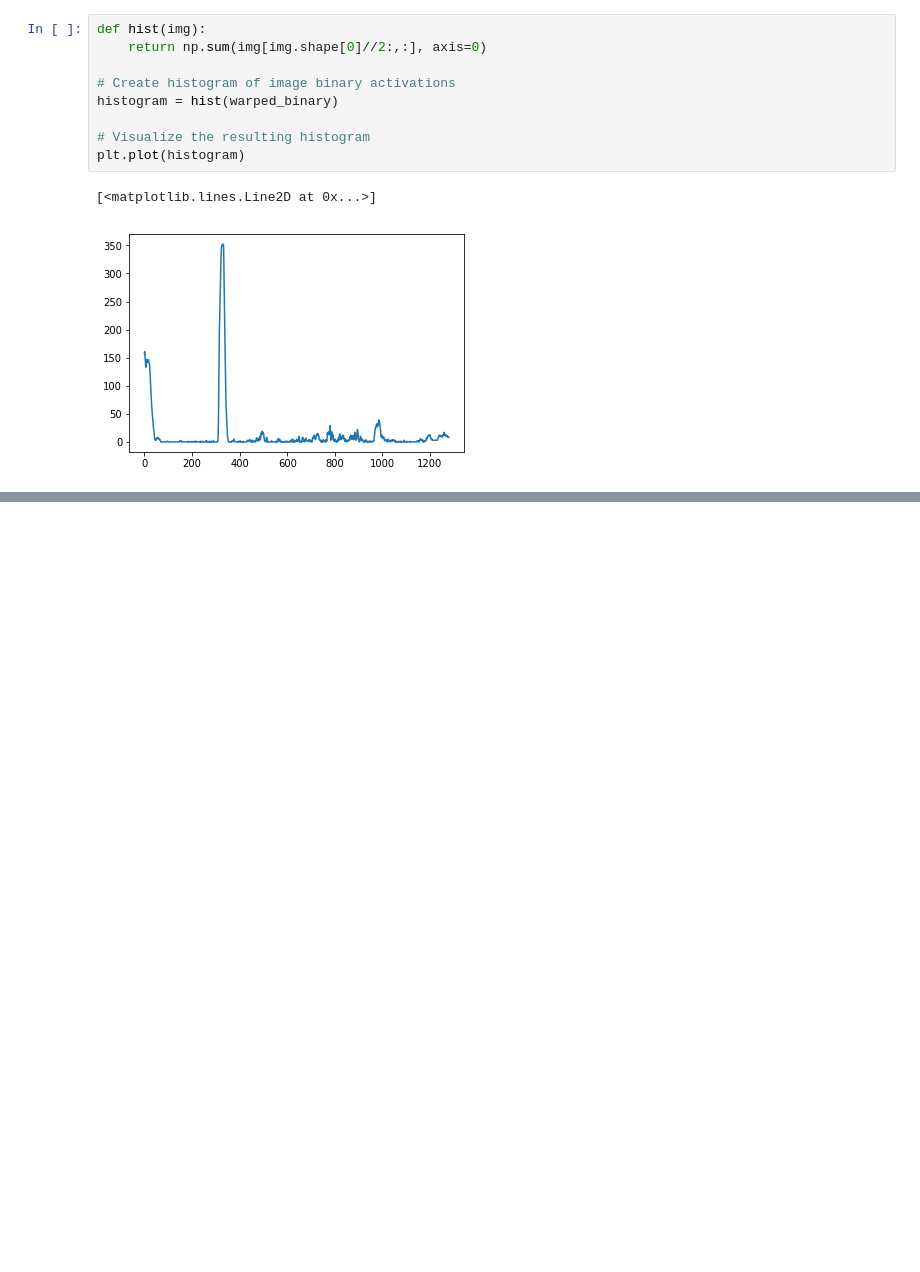
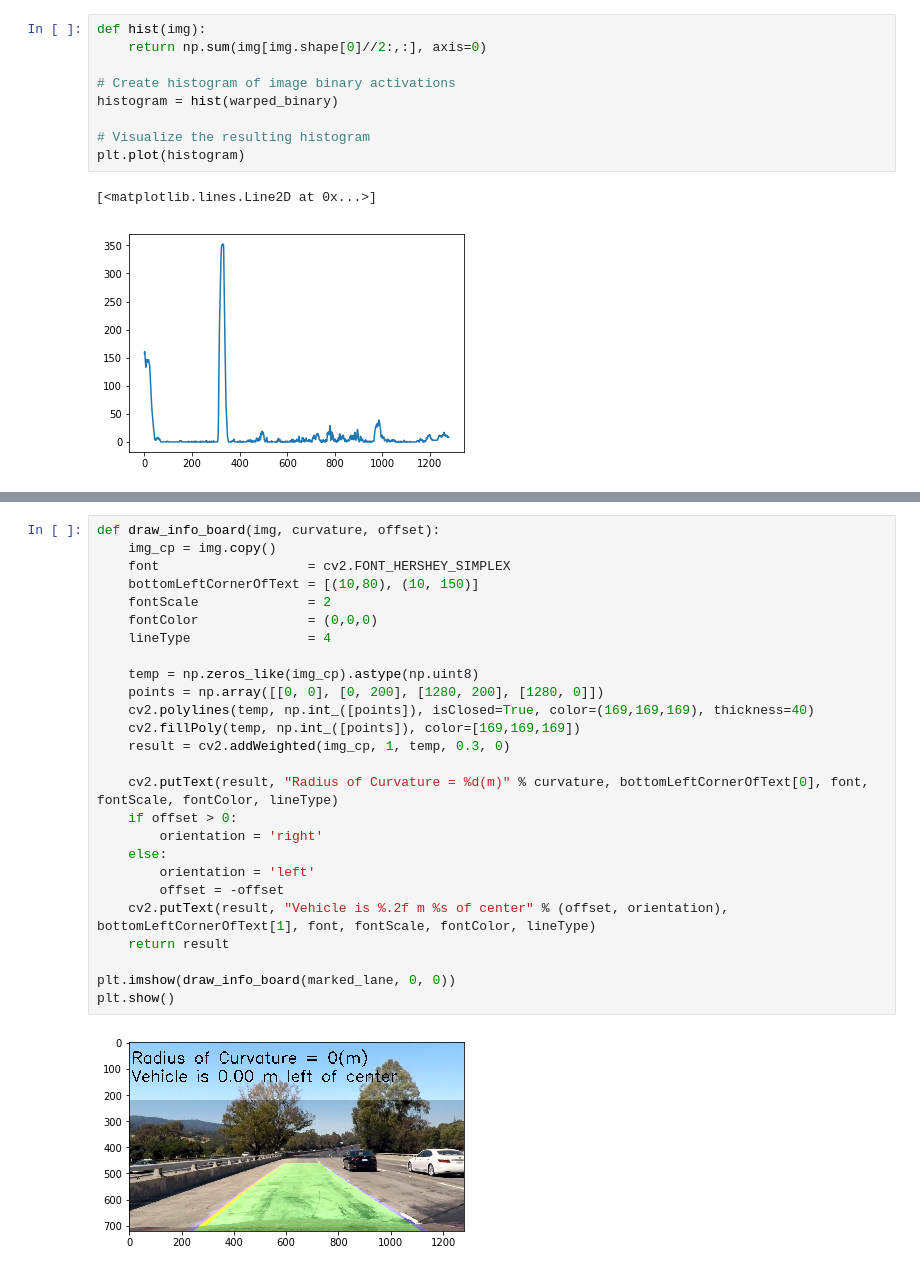
Before and after one commit to zenXun/data-science-roadmap, a Jupyter notebook: udacity-self-driving/advanced-lane-detection/examples/example.ipynb, the cells around one changed output, grey strips where cells are left out. Cells and saved outputs as stored; diff of their text form; blank space fills up the shorter version.

```diff
--- a/udacity-self-driving/advanced-lane-detection/examples/example.ipynb
+++ b/udacity-self-driving/advanced-lane-detection/examples/example.ipynb
@@ -325,0 +539,28 @@ print(left_curverad, 'm', right_curverad, 'm')
+# %%
+def draw_info_board(img, curvature, offset):
+    img_cp = img.copy()
+    font                   = cv2.FONT_HERSHEY_SIMPLEX
+    bottomLeftCornerOfText = [(10,80), (10, 150)]
+    fontScale              = 2
+    fontColor              = (0,0,0)
+    lineType               = 4
+
+    temp = np.zeros_like(img_cp).astype(np.uint8)
+    points = np.array([[0, 0], [0, 200], [1280, 200], [1280, 0]])
+    cv2.polylines(temp, np.int_([points]), isClosed=True, color=(169,169,169), thickness=40)
+    cv2.fillPoly(temp, np.int_([points]), color=[169,169,169])
+    result = cv2.addWeighted(img_cp, 1, temp, 0.3, 0)
+
+    cv2.putText(result, "Radius of Curvature = %d(m)" % curvature, bottomLeftCornerOfText[0], font, fontScale, fontColor, lineType)
+    if offset > 0:
+        orientation = 'right'
+    else:
+        orientation = 'left'
+        offset = -offset
+    cv2.putText(result, "Vehicle is %.2f m %s of center" % (offset, orientation), bottomLeftCornerOfText[1], font, fontScale, fontColor, lineType)
+    return result
+
+plt.imshow(draw_info_board(marked_lane, 0, 0))
+plt.show()
+# %% [output]
+[figure, added]
```
Also changed, not shown: parts of 22 cells of this notebook, 14 other files.
